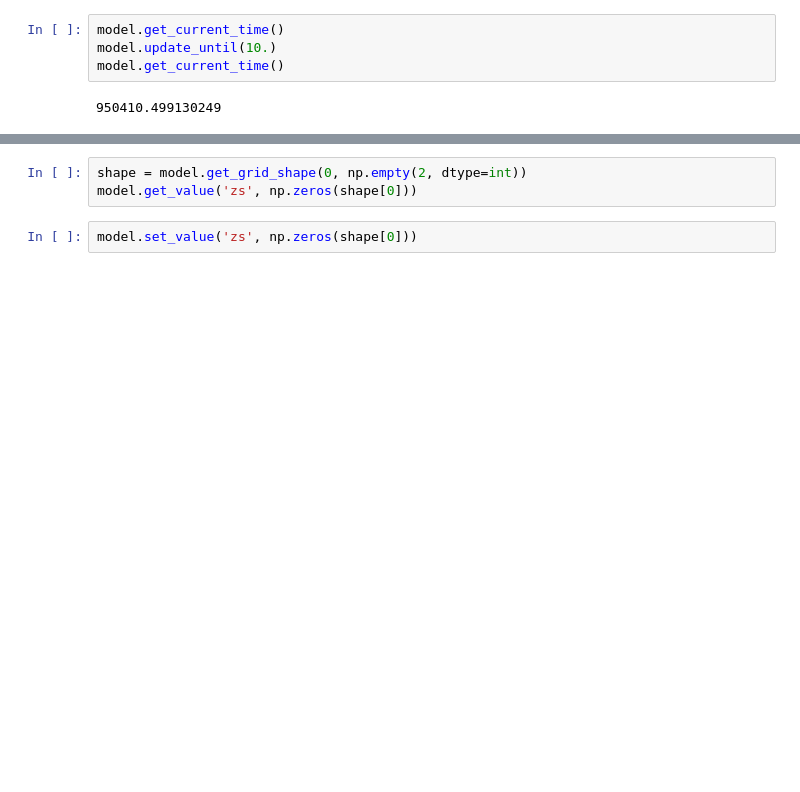
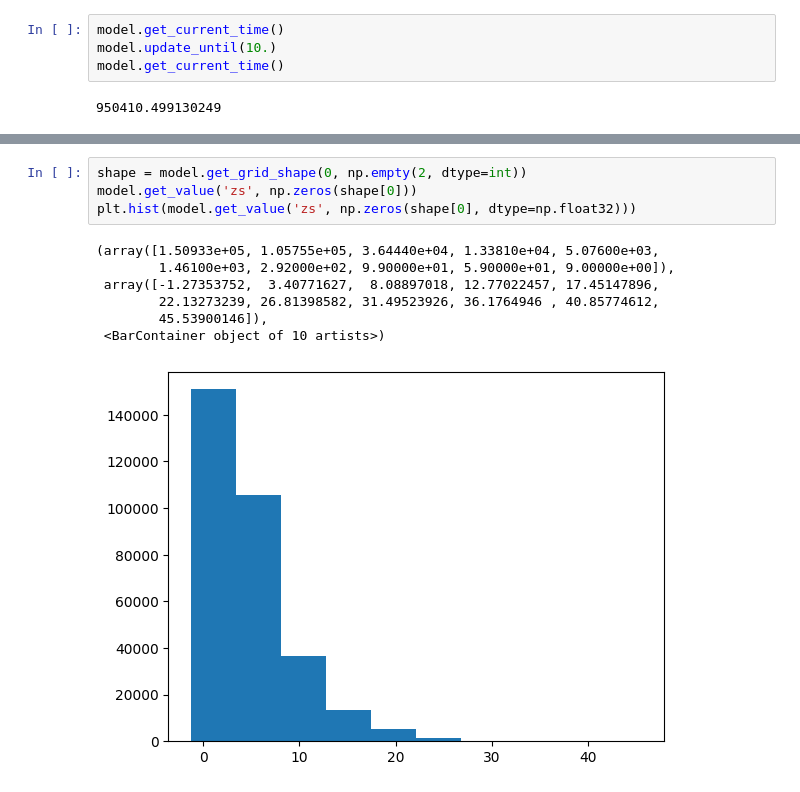
Before and after one commit to eWaterCycle/sfincs-bmi-server, a Jupyter notebook: example_notebook.ipynb, the cells around one changed output, grey strips where cells are left out. Cells and saved outputs as stored; diff of their text form; blank space fills up the shorter version.

```diff
--- a/example_notebook.ipynb
+++ b/example_notebook.ipynb
@@ -237,5 +246,12 @@ for i in range(10):
 # %%
 shape = model.get_grid_shape(0, np.empty(2, dtype=int))
 model.get_value('zs', np.zeros(shape[0]))
+plt.hist(model.get_value('zs', np.zeros(shape[0], dtype=np.float32)))
+# %% [output]
+(array([1.50933e+05, 1.05755e+05, 3.64440e+04, 1.33810e+04, 5.07600e+03,
+        1.46100e+03, 2.92000e+02, 9.90000e+01, 5.90000e+01, 9.00000e+00]),
+ array([-1.27353752,  3.40771627,  8.08897018, 12.77022457, 17.45147896,
+        22.13273239, 26.81398582, 31.49523926, 36.1764946 , 40.85774612,
+        45.53900146]),
+ <BarContainer object of 10 artists>)
+[figure, added]
-# %%
-model.set_value('zs', np.zeros(shape[0]))
```
Also changed, not shown: parts of 17 cells of this notebook.
